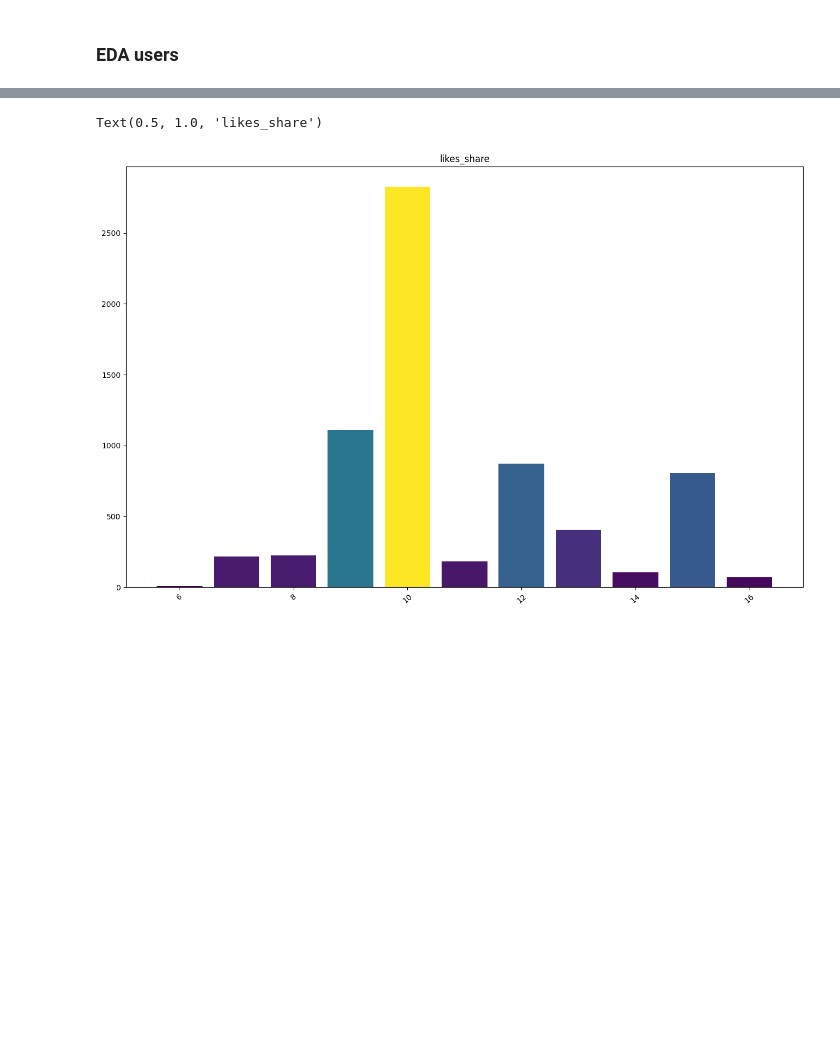
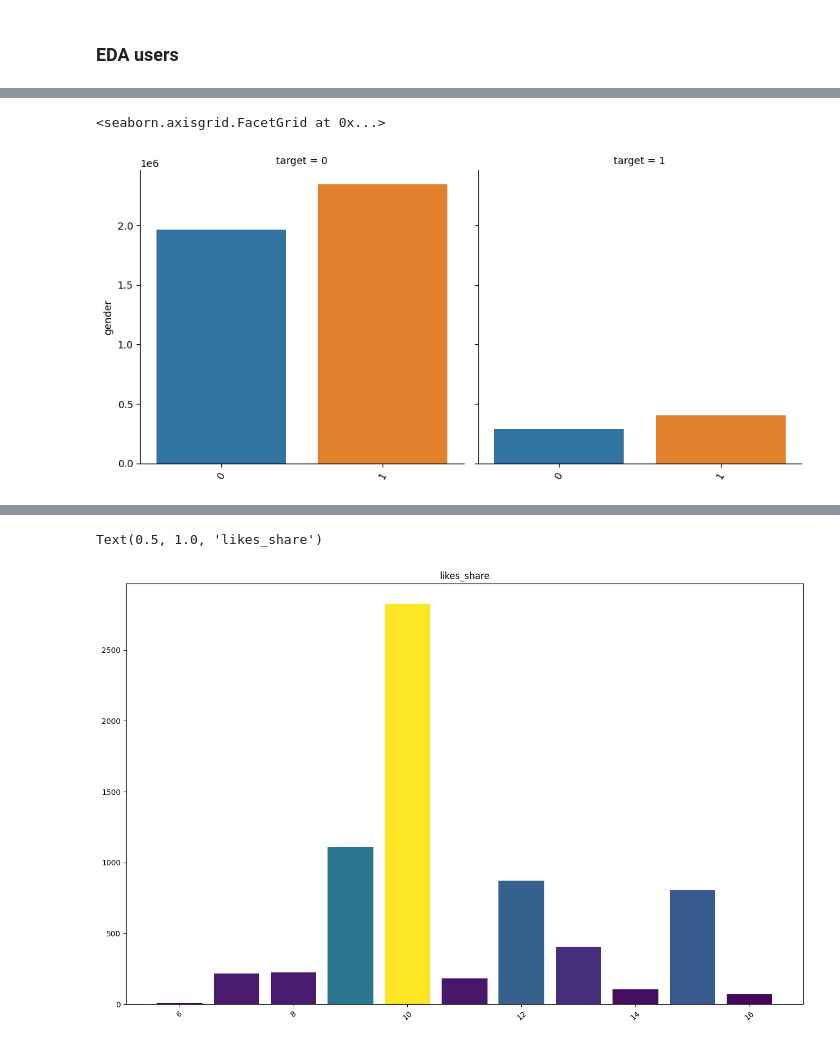
Before and after one commit to ValentinPatrakeev/Recommendation-system-social-network, a Jupyter notebook: 1. Download data and EDA.ipynb, the cells around one changed output, grey strips where cells are left out. Saved outputs shown, nothing was run; the diff lists cells and outputs as text; code cells hidden in the pictures; blank space fills up the shorter version.

```diff
--- a/1. Download data and EDA.ipynb
+++ b/1. Download data and EDA.ipynb
@@ -101,0 +125,3 @@ Text(0.5, 1.0, 'source')
+# %%
+#Соеденим таблицу user-ов и их активностей (5 миллионов активностей) / Let's connect the table of users and their activities (5 million activities)
+users_feed = users.merge(feed,left_on="user_id", right_on="user_id")
@@ -101,0 +134,7 @@ Text(0.5, 1.0, 'source')
+# %%
+g = sns.catplot(x='gender', kind='count', col='target', data=users_feed)
+g.set_xticklabels(rotation=60)
+g.set_axis_labels("", "gender")
+# %% [output]
+<seaborn.axisgrid.FacetGrid at 0x...>
+[figure, added]
```
Also changed, not shown: parts of 37 cells of this notebook, 1 other file.
